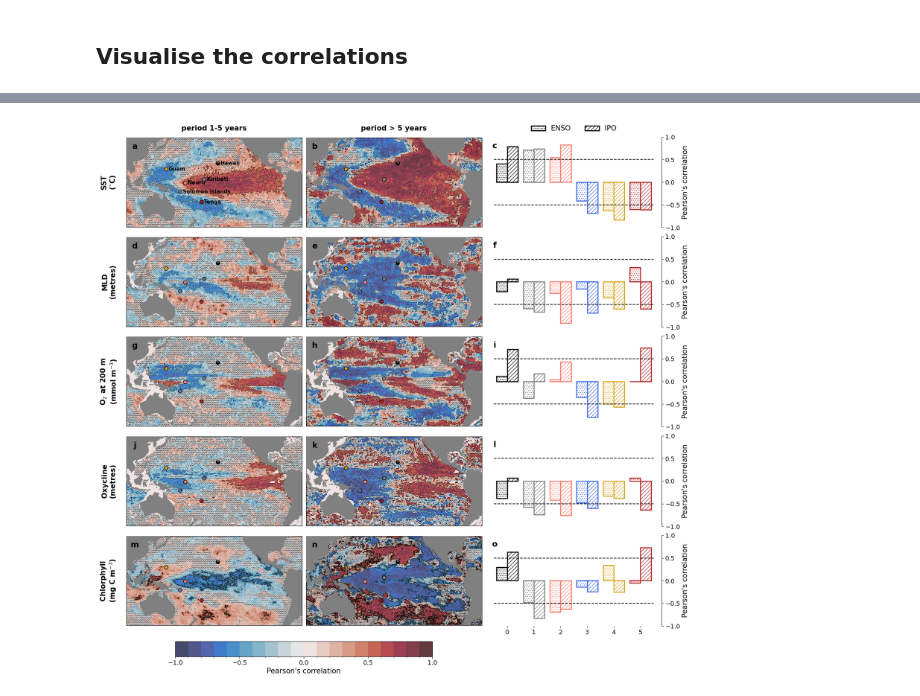
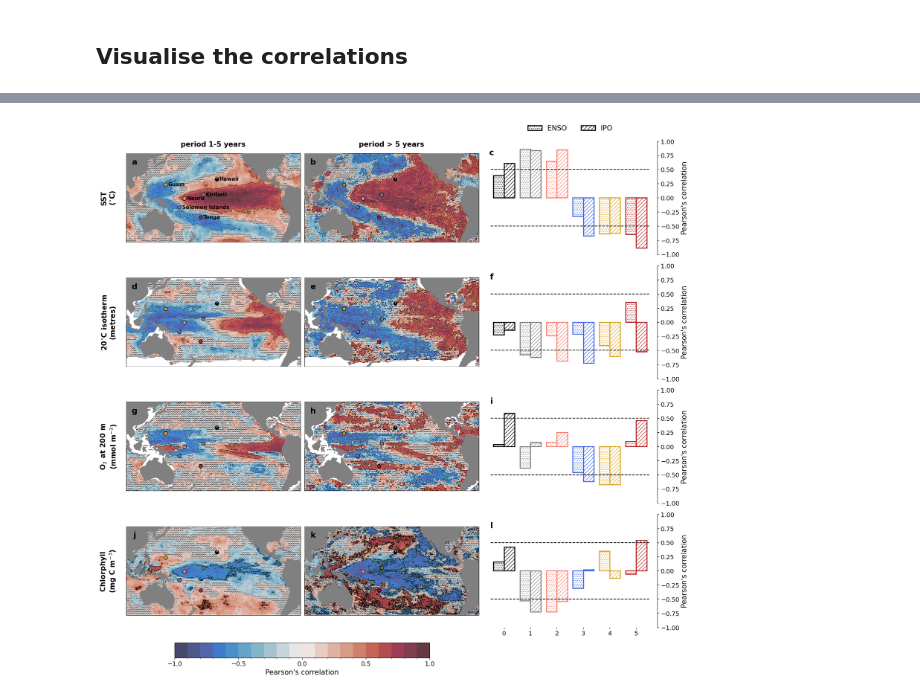
Before and after one commit to pearseb/SPC_Pacific_modes_bgc, a Jupyter notebook: obs_decomposition_visualisation_correlations.ipynb, the cells around one changed output, grey strips where cells are left out. Drawn from its saved outputs; the diff is of its cells as text; code cells hidden in the pictures.

```diff
--- a/obs_decomposition_visualisation_correlations.ipynb
+++ b/obs_decomposition_visualisation_correlations.ipynb
@@ -170,6 +163,8 @@ locations = {
     "Tonga": [(-19.8, -174.8+360.0)]
 }
 # %%
+%%time
+
 # Extract the data
 def extract_correlations(dataar, locations):
     """Extracts time series from a dataset given location coordinates."""
@@ -190,13 +185,13 @@ def extract_correlations(dataar, locations):
 
 # Extract correlations
 enso_locations_sst_corrs = extract_correlations(enso_sst_ccoef, locations)
+enso_locations_z20_corrs = extract_correlations(enso_z20_ccoef, locations)
 enso_locations_mld_corrs = extract_correlations(enso_mld_ccoef, locations)
-enso_locations_oxy200m_corrs = extract_correlations(enso_oxy200m_ccoef, locations)
-enso_locations_oxycline_corrs = extract_correlations(enso_oxycline_ccoef, locations)
+enso_locations_oxy_corrs = extract_correlations(enso_oxy_ccoef, locations)
 enso_locations_chl_corrs = extract_correlations(enso_chl_ccoef, locations)
 
 ipo_locations_sst_corrs = extract_correlations(ipo_sst_ccoef, locations)
+ipo_locations_z20_corrs = extract_correlations(ipo_z20_ccoef, locations)
 ipo_locations_mld_corrs = extract_correlations(ipo_mld_ccoef, locations)
-ipo_locations_oxy200m_corrs = extract_correlations(ipo_oxy200m_ccoef, locations)
-ipo_locations_oxycline_corrs = extract_correlations(ipo_oxycline_ccoef, locations)
+ipo_locations_oxy_corrs = extract_correlations(ipo_oxy_ccoef, locations)
 ipo_locations_chl_corrs = extract_correlations(ipo_chl_ccoef, locations)
@@ -214,8 +212,8 @@ Name: 0, dtype: float64
 
 lon_sst = sst_imfs.coords['lon'].values
 lat_sst = sst_imfs.coords['lat'].values
-lon_oxy = oxy200m_imfs.coords['lon'].values
-lat_oxy = oxy200m_imfs.coords['lat'].values
+lon_oxy = oxy_imfs.coords['lon'].values
+lat_oxy = oxy_imfs.coords['lat'].values
 lon_chl = chl_imfs.coords['lon'].values
 lat_chl = chl_imfs.coords['lat'].values
 
@@ -232,7 +230,7 @@ hatching = [' ', '.....']
 hatchlevs = [0.0, 0.05, 1.0]
 
 fig = plt.figure(figsize=(18,18))
-gs = GridSpec(5, 12)
+gs = GridSpec(4, 12)
 
 ax1 = plt.subplot(gs[0,0:4], projection=proj)
 ax2 = plt.subplot(gs[0,4:8], projection=proj)
@@ -246,9 +244,6 @@ ax9 = plt.subplot(gs[2,8:12])
 ax10 = plt.subplot(gs[3,0:4], projection=proj)
 ax11 = plt.subplot(gs[3,4:8], projection=proj)
 ax12 = plt.subplot(gs[3,8:12])
-ax13 = plt.subplot(gs[4,0:4], projection=proj)
-ax14 = plt.subplot(gs[4,4:8], projection=proj)
-ax15 = plt.subplot(gs[4,8:12])
 
 p1 = ax1.pcolormesh(lon_sst, lat_sst, enso_sst_ccoef[0,:,:], cmap=colmap, norm=norm, transform=ccrs.PlateCarree())
 ax1.contour(lon_sst, lat_sst, enso_sst_ccoef[0,:,:], colors='k', linewidths=0.5, levels=contlevs, transform=ccrs.PlateCarree())
@@ -258,37 +253,29 @@ p2 = ax2.pcolormesh(lon_sst, lat_sst, ipo_sst_ccoef[0,:,:], cmap=colmap, norm=no
 ax2.contour(lon_sst, lat_sst, ipo_sst_ccoef[0,:,:], colors='k', linewidths=0.5, levels=contlevs, transform=ccrs.PlateCarree())
 ax2.contourf(lon_sst, lat_sst, ipo_sst_ccoef[1,:,:], colors='none', levels=hatchlevs, hatches=hatching, transform=ccrs.PlateCarree())
 
-p4 = ax4.pcolormesh(lon_sst, lat_sst, enso_mld_ccoef[0,:,:], cmap=colmap, norm=norm, transform=ccrs.PlateCarree())
-ax4.contour(lon_sst, lat_sst, enso_mld_ccoef[0,:,:], colors='k', linewidths=0.5, levels=contlevs, transform=ccrs.PlateCarree())
-ax4.contourf(lon_sst, lat_sst, enso_mld_ccoef[1,:,:], colors='none', levels=hatchlevs, hatches=hatching, transform=ccrs.PlateCarree())
+p4 = ax4.pcolormesh(lon_sst, lat_sst, enso_z20_ccoef[0,:,:], cmap=colmap, norm=norm, transform=ccrs.PlateCarree())
+ax4.contour(lon_sst, lat_sst, enso_z20_ccoef[0,:,:], colors='k', linewidths=0.5, levels=contlevs, transform=ccrs.PlateCarree())
+ax4.contourf(lon_sst, lat_sst, enso_z20_ccoef[1,:,:], colors='none', levels=hatchlevs, hatches=hatching, transform=ccrs.PlateCarree())
 
-p5 = ax5.pcolormesh(lon_sst, lat_sst, ipo_mld_ccoef[0,:,:], cmap=colmap, norm=norm, transform=ccrs.PlateCarree())
-ax5.contour(lon_sst, lat_sst, ipo_mld_ccoef[0,:,:], colors='k', linewidths=0.5, levels=contlevs, transform=ccrs.PlateCarree())
-ax5.contourf(lon_sst, lat_sst, ipo_mld_ccoef[1,:,:], colors='none', levels=hatchlevs, hatches=hatching, transform=ccrs.PlateCarree())
+p5 = ax5.pcolormesh(lon_sst, lat_sst, ipo_z20_ccoef[0,:,:], cmap=colmap, norm=norm, transform=ccrs.PlateCarree())
+ax5.contour(lon_sst, lat_sst, ipo_z20_ccoef[0,:,:], colors='k', linewidths=0.5, levels=contlevs, transform=ccrs.PlateCarree())
+ax5.contourf(lon_sst, lat_sst, ipo_z20_ccoef[1,:,:], colors='none', levels=hatchlevs, hatches=hatching, transform=ccrs.PlateCarree())
 
-p7 = ax7.pcolormesh(lon_oxy, lat_oxy, enso_oxy200m_ccoef[0,:,:], cmap=colmap, norm=norm, transform=ccrs.PlateCarree())
-ax7.contour(lon_oxy, lat_oxy, enso_oxy200m_ccoef[0,:,:], colors='k', linewidths=0.5, levels=contlevs, transform=ccrs.PlateCarree())
-ax7.contourf(lon_oxy, lat_oxy, enso_oxy200m_ccoef[1,:,:], colors='none', levels=hatchlevs, hatches=hatching, transform=ccrs.PlateCarree())
+p7 = ax7.pcolormesh(lon_oxy, lat_oxy, enso_oxy_ccoef[0,:,:], cmap=colmap, norm=norm, transform=ccrs.PlateCarree())
+ax7.contour(lon_oxy, lat_oxy, enso_oxy_ccoef[0,:,:], colors='k', linewidths=0.5, levels=contlevs, transform=ccrs.PlateCarree())
+ax7.contourf(lon_oxy, lat_oxy, enso_oxy_ccoef[1,:,:], colors='none', levels=hatchlevs, hatches=hatching, transform=ccrs.PlateCarree())
 
-p8 = ax8.pcolormesh(lon_oxy, lat_oxy, ipo_oxy200m_ccoef[0,:,:], cmap=colmap, norm=norm, transform=ccrs.PlateCarree())
-ax8.contour(lon_oxy, lat_oxy, ipo_oxy200m_ccoef[0,:,:], colors='k', linewidths=0.5, levels=contlevs, transform=ccrs.PlateCarree())
-ax8.contourf(lon_oxy, lat_oxy, ipo_oxy200m_ccoef[1,:,:], colors='none', levels=hatchlevs, hatches=hatching, transform=ccrs.PlateCarree())
+p8 = ax8.pcolormesh(lon_oxy, lat_oxy, ipo_oxy_ccoef[0,:,:], cmap=colmap, norm=norm, transform=ccrs.PlateCarree())
+ax8.contour(lon_oxy, lat_oxy, ipo_oxy_ccoef[0,:,:], colors='k', linewidths=0.5, levels=contlevs, transform=ccrs.PlateCarree())
+ax8.contourf(lon_oxy, lat_oxy, ipo_oxy_ccoef[1,:,:], colors='none', levels=hatchlevs, hatches=hatching, transform=ccrs.PlateCarree())
 
-p10 = ax10.pcolormesh(lon_oxy, lat_oxy, enso_oxycline_ccoef[0,:,:], cmap=colmap, norm=norm, transform=ccrs.PlateCarree())
-ax10.contour(lon_oxy, lat_oxy, enso_oxycline_ccoef[0,:,:], colors='k', linewidths=0.5, levels=contlevs, transform=ccrs.PlateCarree())
-ax10.contourf(lon_oxy, lat_oxy, enso_oxycline_ccoef[1,:,:], colors='none', levels=hatchlevs, hatches=hatching, transform=ccrs.PlateCarree())
+p10 = ax10.pcolormesh(lon_chl, lat_chl, enso_chl_ccoef[0,:,:], cmap=colmap, norm=norm, transform=ccrs.PlateCarree())
+ax10.contour(lon_chl, lat_chl, enso_chl_ccoef[0,:,:], colors='k', linewidths=0.5, levels=contlevs, transform=ccrs.PlateCarree())
+ax10.contourf(lon_chl, lat_chl, enso_chl_ccoef[1,:,:], colors='none', levels=hatchlevs, hatches=hatching, transform=ccrs.PlateCarree())
 
-p11 = ax11.pcolormesh(lon_oxy, lat_oxy, ipo_oxycline_ccoef[0,:,:], cmap=colmap, norm=norm, transform=ccrs.PlateCarree())
-ax11.contour(lon_oxy, lat_oxy, ipo_oxycline_ccoef[0,:,:], colors='k', linewidths=0.5, levels=contlevs, transform=ccrs.PlateCarree())
-ax11.contourf(lon_oxy, lat_oxy, ipo_oxycline_ccoef[1,:,:], colors='none', levels=hatchlevs, hatches=hatching, transform=ccrs.PlateCarree())
-
-p13 = ax13.pcolormesh(lon_chl, lat_chl, enso_chl_ccoef[0,:,:], cmap=colmap, norm=norm, transform=ccrs.PlateCarree())
-ax13.contour(lon_chl, lat_chl, enso_chl_ccoef[0,:,:], colors='k', linewidths=0.5, levels=contlevs, transform=ccrs.PlateCarree())
-ax13.contourf(lon_chl, lat_chl, enso_chl_ccoef[1,:,:], colors='none', levels=hatchlevs, hatches=hatching, transform=ccrs.PlateCarree())
-
-p14 = ax14.pcolormesh(lon_chl, lat_chl, ipo_chl_ccoef[0,:,:], cmap=colmap, norm=norm, transform=ccrs.PlateCarree())
-ax14.contour(lon_chl, lat_chl, ipo_chl_ccoef[0,:,:], colors='k', linewidths=0.5, levels=contlevs, transform=ccrs.PlateCarree())
-ax14.contourf(lon_chl, lat_chl, ipo_chl_ccoef[1,:,:], colors='none', levels=hatchlevs, hatches=hatching, transform=ccrs.PlateCarree())
+p11 = ax11.pcolormesh(lon_chl, lat_chl, ipo_chl_ccoef[0,:,:], cmap=colmap, norm=norm, transform=ccrs.PlateCarree())
+ax11.contour(lon_chl, lat_chl, ipo_chl_ccoef[0,:,:], colors='k', linewidths=0.5, levels=contlevs, transform=ccrs.PlateCarree())
+ax11.contourf(lon_chl, lat_chl, ipo_chl_ccoef[1,:,:], colors='none', levels=hatchlevs, hatches=hatching, transform=ccrs.PlateCarree())
 
 # Add scatter points showing correlations to far right panels
 cols = ['k', 'grey', 'salmon', 'royalblue', 'goldenrod', 'firebrick']
@@ -303,12 +290,10 @@ for name, coords in locations.items():
         ax3.bar(ii+0.2, ipo_locations_sst_corrs[name].iloc[0].values[-1], color='w', hatch=hatc[1], edgecolor=cols[ii], linewidth=2, width=0.4)
     ax6.bar(ii-0.2, enso_locations_mld_corrs[name].iloc[0].values[-1], color='w', hatch=hatc[0], edgecolor=cols[ii], linewidth=2, width=0.4)
     ax6.bar(ii+0.2, ipo_locations_mld_corrs[name].iloc[0].values[-1], color='w', hatch=hatc[1], edgecolor=cols[ii], linewidth=2, width=0.4)
-    ax9.bar(ii-0.2, enso_locations_oxy200m_corrs[name].iloc[0].values[-1], color='w', hatch=hatc[0], edgecolor=cols[ii], linewidth=2, width=0.4)
-    ax9.bar(ii+0.2, ipo_locations_oxy200m_corrs[name].iloc[0].values[-1], color='w', hatch=hatc[1], edgecolor=cols[ii], linewidth=2, width=0.4)
-    ax12.bar(ii-0.2, enso_locations_oxycline_corrs[name].iloc[0].values[-1], color='w', hatch=hatc[0], edgecolor=cols[ii], linewidth=2, width=0.4)
-    ax12.bar(ii+0.2, ipo_locations_oxycline_corrs[name].iloc[0].values[-1], color='w', hatch=hatc[1], edgecolor=cols[ii], linewidth=2, width=0.4)
-    ax15.bar(ii-0.2, enso_locations_chl_corrs[name].iloc[0].values[-1], color='w', hatch=hatc[0], edgecolor=cols[ii], linewidth=2, width=0.4)
-    ax15.bar(ii+0.2, ipo_locations_chl_corrs[name].iloc[0].values[-1], color='w', hatch=hatc[1], edgecolor=cols[ii], linewidth=2, width=0.4)
+    ax9.bar(ii-0.2, enso_locations_oxy_corrs[name].iloc[0].values[-1], color='w', hatch=hatc[0], edgecolor=cols[ii], linewidth=2, width=0.4)
+    ax9.bar(ii+0.2, ipo_locations_oxy_corrs[name].iloc[0].values[-1], color='w', hatch=hatc[1], edgecolor=cols[ii], linewidth=2, width=0.4)
+    ax12.bar(ii-0.2, enso_locations_chl_corrs[name].iloc[0].values[-1], color='w', hatch=hatc[0], edgecolor=cols[ii], linewidth=2, width=0.4)
+    ax12.bar(ii+0.2, ipo_locations_chl_corrs[name].iloc[0].values[-1], color='w', hatch=hatc[1], edgecolor=cols[ii], linewidth=2, width=0.4)
     ii += 1
 
 ii = 0
@@ -324,8 +309,6 @@ for name, coords in locations.items():
     ax8.scatter(lon, lat, marker='o', s=60, color=cols[ii], edgecolors='k', transform=ccrs.PlateCarree())
     ax10.scatter(lon, lat, marker='o', s=60, color=cols[ii], edgecolors='k', transform=ccrs.PlateCarree())
     ax11.scatter(lon, lat, marker='o', s=60, color=cols[ii], edgecolors='k', transform=ccrs.PlateCarree())
-    ax13.scatter(lon, lat, marker='o', s=60, color=cols[ii], edgecolors='k', transform=ccrs.PlateCarree())
-    ax14.scatter(lon, lat, marker='o', s=60, color=cols[ii], edgecolors='k', transform=ccrs.PlateCarree())
     ii += 1
 
 ax1.add_feature(cfeature.LAND, color='grey', zorder=3)
@@ -336,8 +319,6 @@ ax7.add_feature(cfeature.LAND, color='grey', zorder=3)
 ax8.add_feature(cfeature.LAND, color='grey', zorder=3)
 ax10.add_feature(cfeature.LAND, color='grey', zorder=3)
 ax11.add_feature(cfeature.LAND, color='grey', zorder=3)
-ax13.add_feature(cfeature.LAND, color='grey', zorder=3)
-ax14.add_feature(cfeature.LAND, color='grey', zorder=3)
 
 cbax = fig.add_axes([0.13, 0.1, 0.42, 0.025])
 cbar = plt.colorbar(p1, cax=cbax, orientation='horizontal', ticks=levs[::5])
@@ -346,11 +327,9 @@ cbar.ax.tick_params(labelsize=fstic)
 
 xx = -0.1; yy = 0.5
 plt.text(xx, yy, 'SST\n($^{\circ}$C)', ha='center', va='center', fontsize=fslab, fontweight='bold', rotation=90, transform=ax1.transAxes)
-plt.text(xx, yy, 'MLD\n(metres)', ha='center', va='center', fontsize=fslab, fontweight='bold', rotation=90, transform=ax4.transAxes)
+plt.text(xx, yy, '20$^{\circ}$C isotherm\n(metres)', ha='center', va='center', fontsize=fslab, fontweight='bold', rotation=90, transform=ax4.transAxes)
 plt.text(xx, yy, 'O$_2$ at 200 m\n(mmol m$^{-3}$)', ha='center', va='center', fontsize=fslab, fontweight='bold', rotation=90, transform=ax7.transAxes)
-plt.text(xx, yy, 'Oxycline\n(metres)', ha='center', va='center', fontsize=fslab, fontweight='bold', rotation=90, transform=ax10.transAxes)
-#plt.text(xx, yy, 'Skipjack O$^{crit}_2$\n(metres)', ha='center', va='center', fontsize=fstic-3, fontweight='bold', rotation=90, transform=ax9.transAxes)
-plt.text(xx, yy, 'Chlorphyll\n(mg C m$^{-3}$)', ha='center', va='center', fontsize=fslab, fontweight='bold', rotation=90, transform=ax13.transAxes)
+plt.text(xx, yy, 'Chlorphyll\n(mg C m$^{-3}$)', ha='center', va='center', fontsize=fslab, fontweight='bold', rotation=90, transform=ax10.transAxes)
 
 ax1.text(0.5, 1.1, 'period 1-5 years', fontsize=fslab, fontweight='bold', ha='center', va='center', transform=ax1.transAxes)
 ax2.text(0.5, 1.1, 'period > 5 years', fontsize=fslab, fontweight='bold', ha='center', va='center', transform=ax2.transAxes)
@@ -365,8 +344,6 @@ ax7.set_extent([lon1, lon2, lat1, lat2], crs=ccrs.PlateCarree())
 ax8.set_extent([lon1, lon2, lat1, lat2], crs=ccrs.PlateCarree())
 ax10.set_extent([lon1, lon2, lat1, lat2], crs=ccrs.PlateCarree())
 ax11.set_extent([lon1, lon2, lat1, lat2], crs=ccrs.PlateCarree())
-ax13.set_extent([lon1, lon2, lat1, lat2], crs=ccrs.PlateCarree())
-ax14.set_extent([lon1, lon2, lat1, lat2], crs=ccrs.PlateCarree())
 
 xx = 0.05; yy = 0.9
 plt.text(xx, yy, "a", va='center', ha='center', fontsize=fslab+2, fontweight="bold", transform=ax1.transAxes)
@@ -381,39 +358,31 @@ plt.text(xx, yy, "i", va='center', ha='center', fontsize=fslab+2, fontweight="bo
 plt.text(xx, yy, "j", va='center', ha='center', fontsize=fslab+2, fontweight="bold", transform=ax10.transAxes)
 plt.text(xx, yy, "k", va='center', ha='center', fontsize=fslab+2, fontweight="bold", transform=ax11.transAxes)
 plt.text(xx, yy, "l", va='center', ha='center', fontsize=fslab+2, fontweight="bold", transform=ax12.transAxes)
-plt.text(xx, yy, "m", va='center', ha='center', fontsize=fslab+2, fontweight="bold", transform=ax13.transAxes)
-plt.text(xx, yy, "n", va='center', ha='center', fontsize=fslab+2, fontweight="bold", transform=ax14.transAxes)
-plt.text(xx, yy, "o", va='center', ha='center', fontsize=fslab+2, fontweight="bold", transform=ax15.transAxes)
 
 ax3.spines[['top', 'left', 'bottom']].set_visible(False)
 ax6.spines[['top', 'left', 'bottom']].set_visible(False)
 ax9.spines[['top', 'left', 'bottom']].set_visible(False)
 ax12.spines[['top', 'left', 'bottom']].set_visible(False)
-ax15.spines[['top', 'left', 'bottom']].set_visible(False)
 
 ax3.tick_params(labelsize=fstic, bottom=False, labelbottom=False, left=False, labelleft=False, right=True, labelright=True)
 ax6.tick_params(labelsize=fstic, bottom=False, labelbottom=False, left=False, labelleft=False, right=True, labelright=True)
 ax9.tick_params(labelsize=fstic, bottom=False, labelbottom=False, left=False, labelleft=False, right=True, labelright=True)
-ax12.tick_params(labelsize=fstic, bottom=False, labelbottom=False, left=False, labelleft=False, right=True, labelright=True)
-ax15.tick_params(labelsize=fstic, left=False, labelleft=False, right=True, labelright=True)
+ax12.tick_params(labelsize=fstic, left=False, labelleft=False, right=True, labelright=True)
 
 ax3.set_ylim(-1,1)
 ax6.set_ylim(-1,1)
 ax9.set_ylim(-1,1)
 ax12.set_ylim(-1,1)
-ax15.set_ylim(-1,1)
 
 ax3.set_ylabel("Pearson's correlation", fontsize=fslab)
 ax6.set_ylabel("Pearson's correlation", fontsize=fslab)
 ax9.set_ylabel("Pearson's correlation", fontsize=fslab)
 ax12.set_ylabel("Pearson's correlation", fontsize=fslab)
-ax15.set_ylabel("Pearson's correlation", fontsize=fslab)
 
 ax3.yaxis.set_label_position('right')
 ax6.yaxis.set_label_position('right')
 ax9.yaxis.set_label_position('right')
 ax12.yaxis.set_label_position('right')
-ax15.yaxis.set_label_position('right')
 
 ax3.plot((-0.5, 5.5),(0.5, 0.5), 'k--')
 ax3.plot((-0.5, 5.5),(-0.5, -0.5), 'k--')
@@ -423,9 +392,6 @@ ax9.plot((-0.5, 5.5),(0.5, 0.5), 'k--')
 ax9.plot((-0.5, 5.5),(-0.5, -0.5), 'k--')
 ax12.plot((-0.5, 5.5),(0.5, 0.5), 'k--')
 ax12.plot((-0.5, 5.5),(-0.5, -0.5), 'k--')
-ax15.plot((-0.5, 5.5),(0.5, 0.5), 'k--')
-ax15.plot((-0.5, 5.5),(-0.5, -0.5), 'k--')
-
 
 ax3.legend(frameon=False, loc='upper center', ncols=2, fontsize=fslab, bbox_to_anchor=(0.5,1.2))
 
@@ -436,4 +402,4 @@ Wall time: 18min 6s
-[figure, old version]
+[figure, new version]
 # %%
 os.chdir(wrkdir)
 fig.savefig("./figures/obs_decomposition_correlations_zoompacific.png", dpi=300)
```
Also changed, not shown: parts of 7 cells of this notebook, 25 other files.
